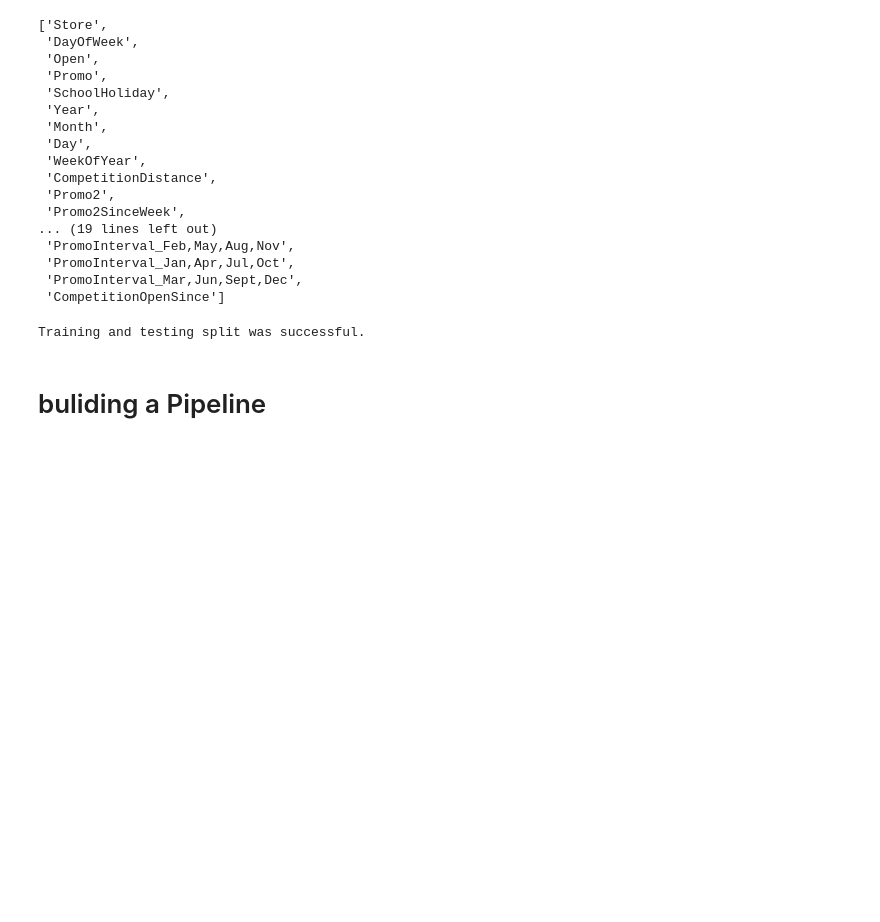
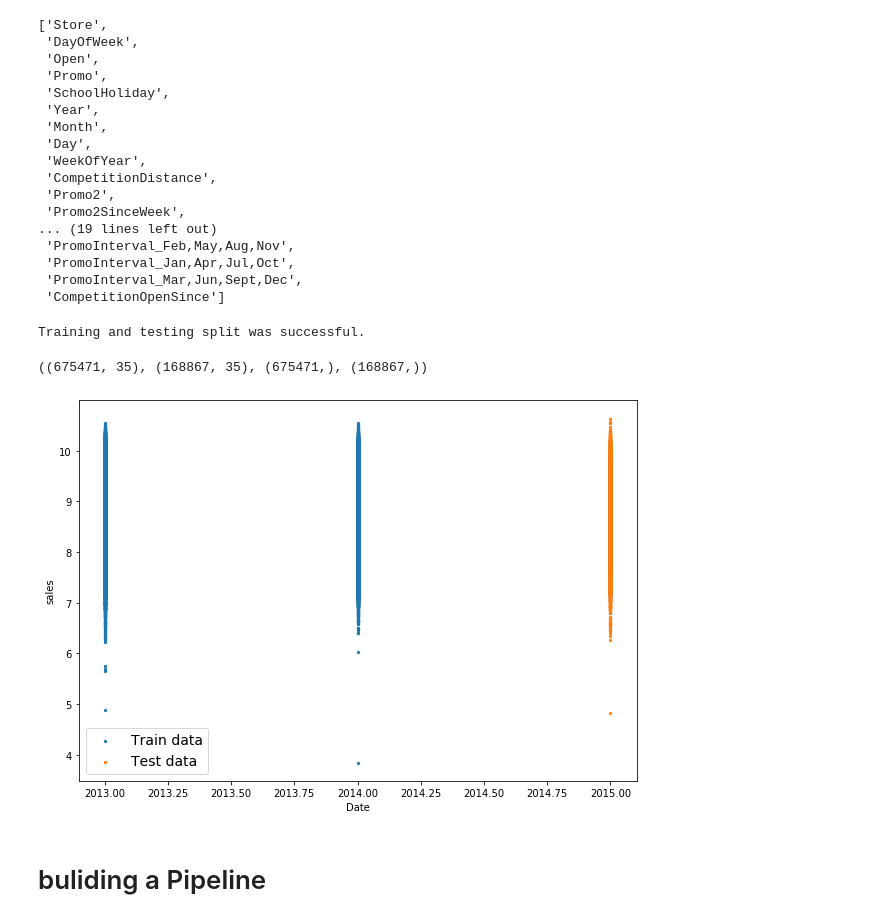
Before and after one commit to sam23121/Pharmaceutical_Sales_prediction, a Jupyter notebook: notebooks/preprocessing.ipynb, the cells around one changed output. Drawn from its saved outputs; the diff is of its cells as text; code cells hidden in the pictures; blank space fills up the shorter version.

```diff
--- a/notebooks/preprocessing.ipynb
+++ b/notebooks/preprocessing.ipynb
@@ -408,10 +410,26 @@ col_name
  'PromoInterval_Mar,Jun,Sept,Dec',
  'CompetitionOpenSince']
 # %%
-X_train, X_train_test, y_train, y_train_test = train_test_split(features, targets, test_size=0.20, shuffle=False)
+# I have reversed the order because the test set was the past and the train was future
+
+y_train_test, y_train, X_train_test, X_train = train_test_split(targets, features, test_size=0.80, shuffle=False)
 print ("Training and testing split was successful.")
 # %% [output]
 Training and testing split was successful.
+# %%
+X_train.shape, X_train_test.shape, y_train.shape, y_train_test.shape
+# %% [output]
+((675471, 35), (168867, 35), (675471,), (168867,))
+# %%
+plt.figure(figsize=(10, 7))
+plt.scatter(X_train['Year'], y_train, s=5, label="Train data")
+plt.scatter(X_train_test['Year'], y_train_test, s=5, label="Test data")
+plt.xlabel("Date")
+plt.ylabel("sales")
+plt.legend(fontsize=14)
+plt.show();
+# %% [output]
+[figure, added]
 # %% [markdown]
 # buliding a Pipeline
 # %%
```
Also changed, not shown: parts of 3 cells of this notebook, 5 other files.
